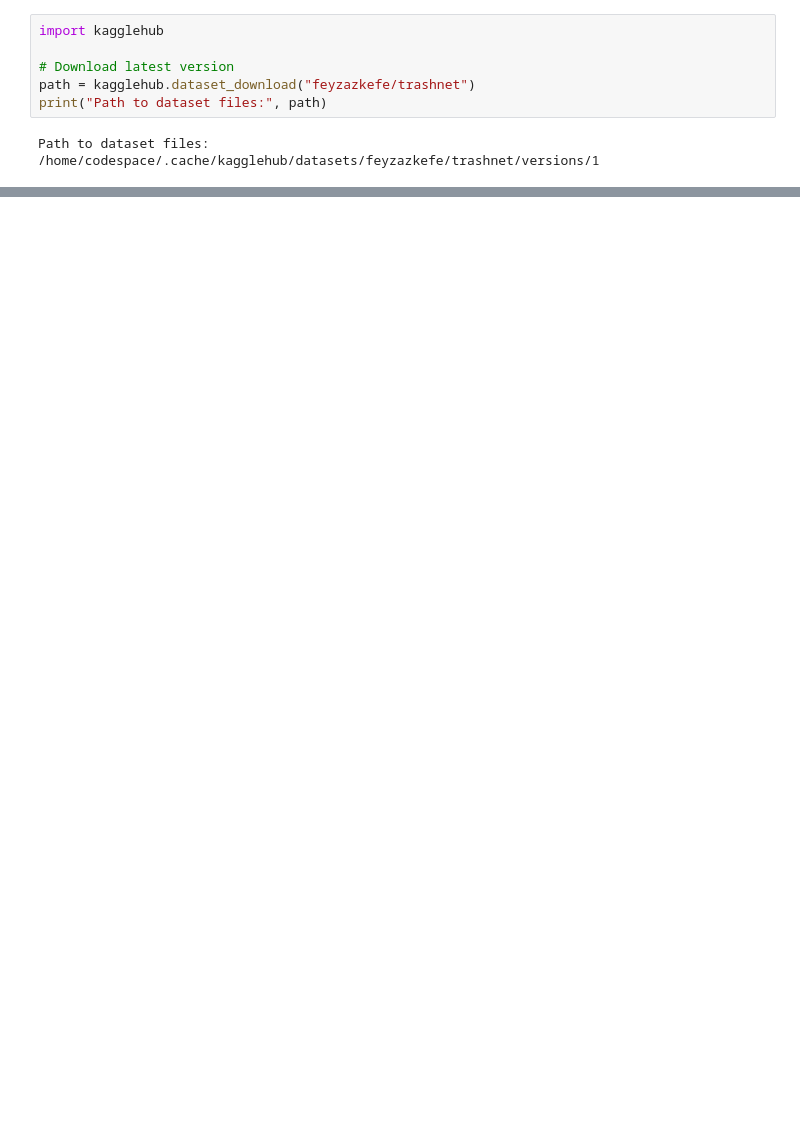
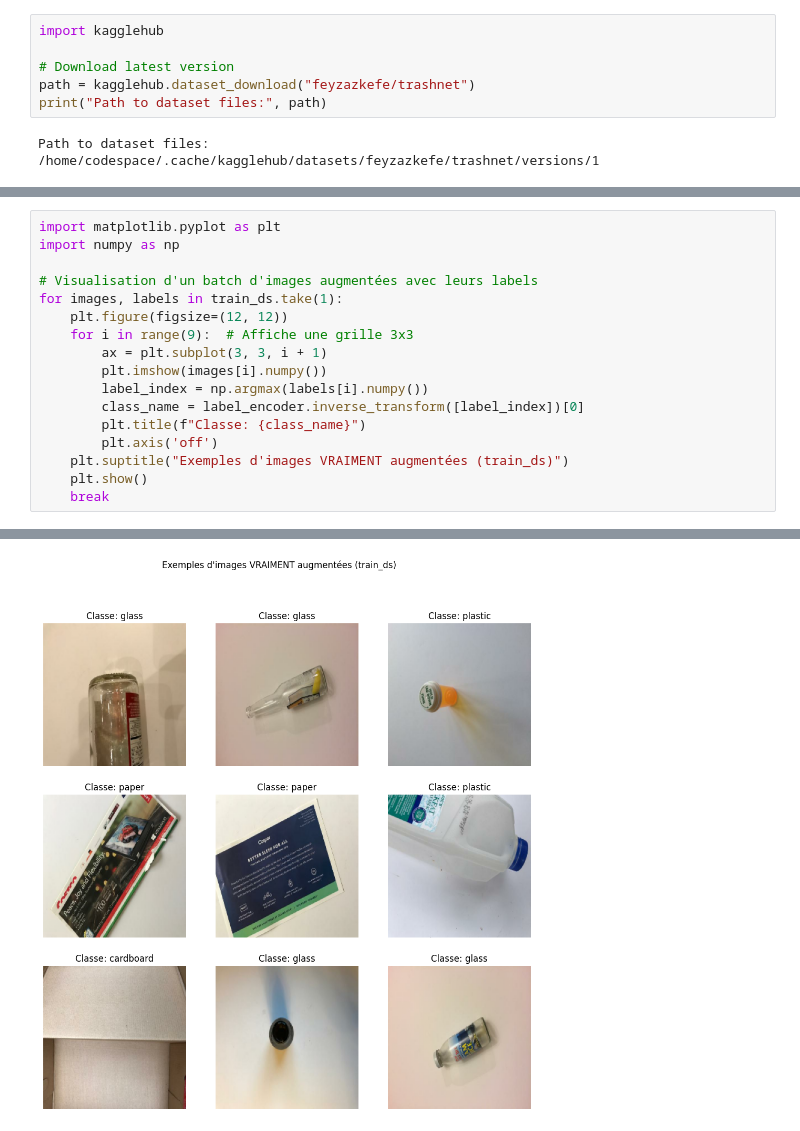
Before and after one commit to manfoya/waste-classifier, a Jupyter notebook: notebooks/02_preprocessing.ipynb, the cells around one changed output, grey strips where cells are left out. Drawn from its saved outputs; the diff is of its cells as text; blank space fills up the shorter version.

```diff
--- a/notebooks/02_preprocessing.ipynb
+++ b/notebooks/02_preprocessing.ipynb
@@ -67,0 +193,18 @@ plot_class_distribution(test_labels, "Répartition des classes - Test")
+# %%
+import matplotlib.pyplot as plt
+import numpy as np
+
+# Visualisation d'un batch d'images augmentées avec leurs labels
+for images, labels in train_ds.take(1):
+    plt.figure(figsize=(12, 12))
+    for i in range(9):  # Affiche une grille 3x3
+        ax = plt.subplot(3, 3, i + 1)
+        plt.imshow(images[i].numpy())
+        label_index = np.argmax(labels[i].numpy())
+        class_name = label_encoder.inverse_transform([label_index])[0]
+        plt.title(f"Classe: {class_name}")
+        plt.axis('off')
+    plt.suptitle("Exemples d'images VRAIMENT augmentées (train_ds)")
+    plt.show()
+    break
+# %% [output]
@@ -67,0 +212 @@ plot_class_distribution(test_labels, "Répartition des classes - Test")
+[figure, added]
```
Also changed, not shown: parts of 15 cells of this notebook, 1 other file.
